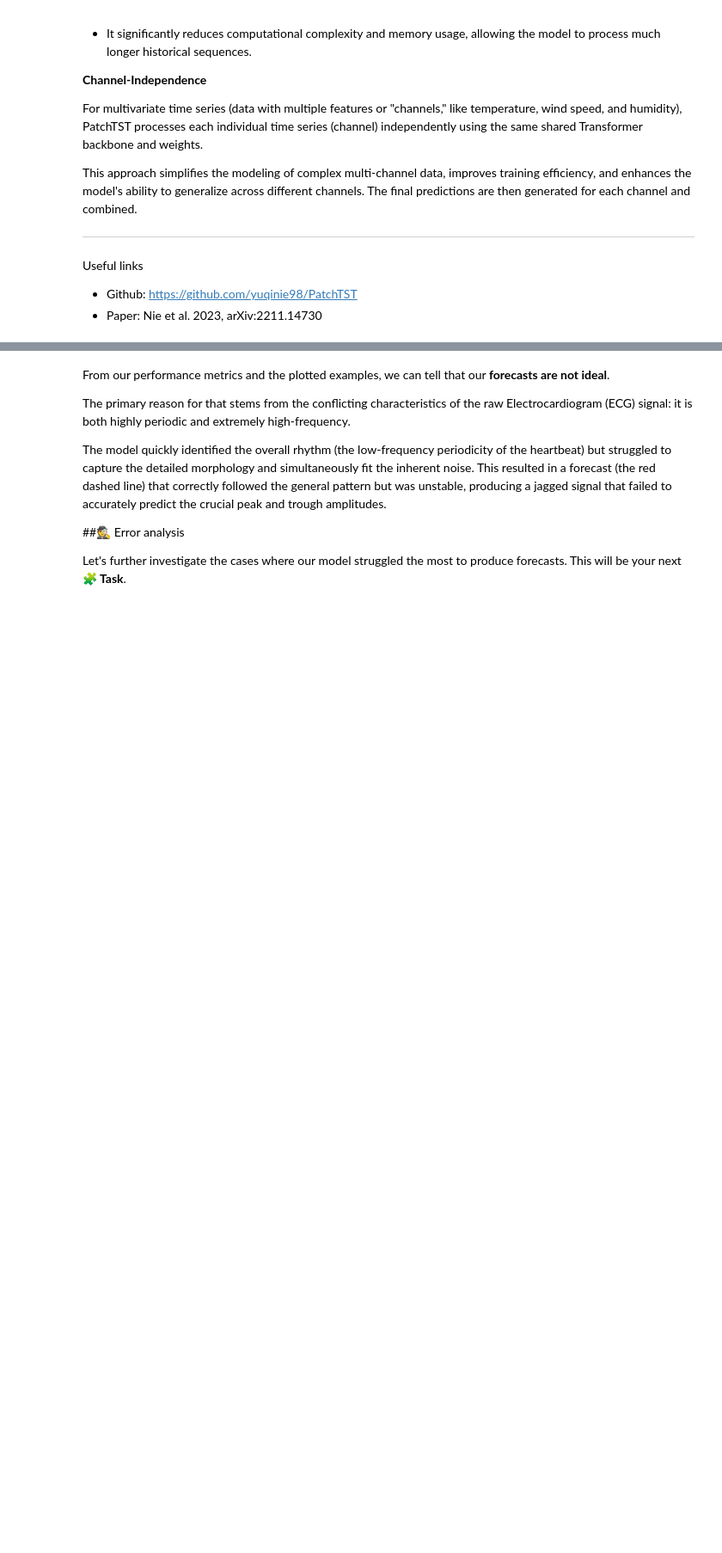
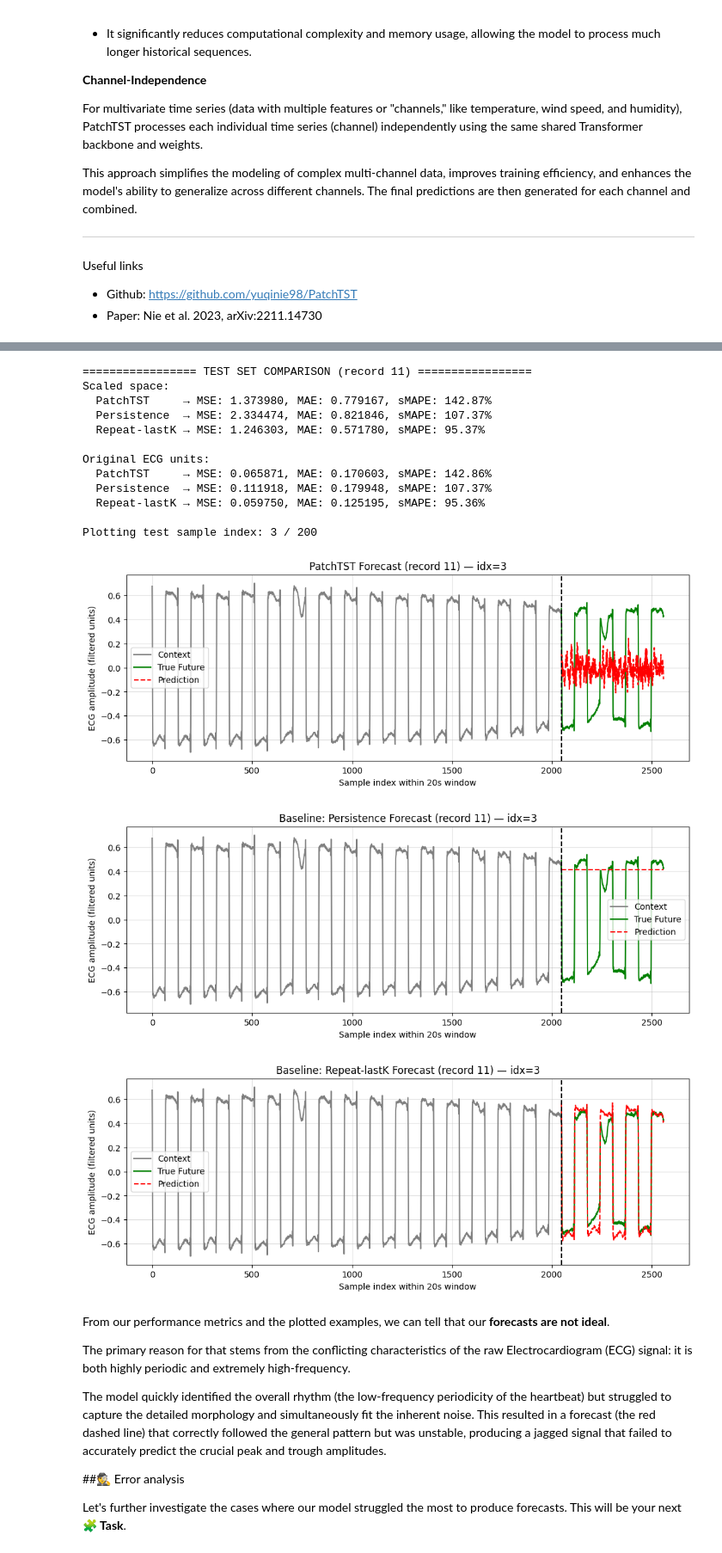
Before and after one commit to dustindobry/AIMA, a Jupyter notebook: week_10_time_series_analysis.ipynb, the cells around one changed output, grey strips where cells are left out. Shown at 86% size. Saved outputs shown, nothing was run; the diff lists cells and outputs as text; code cells hidden in the pictures; blank space fills up the shorter version.

```diff
--- a/week_10_time_series_analysis.ipynb
+++ b/week_10_time_series_analysis.ipynb
@@ -2075,7 +2046,14 @@ def persistence_forecast(X_context_scaled, forecast_len):
     # 2) Repeat it forecast_len times along the time axis
     # Hint: np.repeat or np.tile may be useful
 
-    Y_hat = None
+    X_context_scaled = np.asarray(X_context_scaled)
+
+    # 1) Last value of each context window
+    last_vals = X_context_scaled[:, -1]          # shape (N,)
+
+    # 2) Repeat along forecast horizon
+    Y_hat = np.repeat(last_vals[:, None], forecast_len, axis=1)
+
     return Y_hat
 
 
@@ -2103,12 +2081,22 @@ def repeat_last_k_forecast(X_context_scaled, forecast_len, k=256):
         Shape (N, forecast_len)
     """
     # TODO:
-    # 1) Ensure k does not exceed CONTEXT_SAMPLES
-    # 2) Extract the last k samples from each context window
-    # 3) Repeat / tile them to cover forecast_len samples
-    # 4) Truncate to exactly forecast_len
+    X_context_scaled = np.asarray(X_context_scaled)
 
-    Y_hat = None
+    N, context_len = X_context_scaled.shape
+
+    # 1) Ensure k does not exceed context length
+    k = min(k, context_len)
+
+    # 2) Extract last k samples
+    last_k = X_context_scaled[:, -k:]          # shape (N, k)
+
+    # 3) Repeat to cover forecast_len
+    n_repeats = int(np.ceil(forecast_len / k))
+    repeated = np.tile(last_k, (1, n_repeats)) # shape (N, k * n_repeats)
+
+    # 4) Truncate to exact forecast_len
+    Y_hat = repeated[:, :forecast_len]
     return Y_hat
 
 # ------------------------------
@@ -2183,33 +2171,49 @@ plot_idx = plot_idx % len(X_test_scaled)
 print(f"\nPlotting test sample index: {plot_idx} / {len(X_test_scaled)}")
 
 # Context + True in original units
 context = _inverse_1d(X_test_scaled[plot_idx], scaler)
 true_future = _inverse_1d(Y_test_scaled[plot_idx], scaler)
 
 # PatchTST prediction in original units
 patch_pred = _inverse_1d(y_pred_test[plot_idx], scaler)
 
 # Baseline predictions in original units
 persist_pred = _inverse_1d(Y_base_persist[plot_idx], scaler)
 lastk_pred   = _inverse_1d(Y_base_lastk[plot_idx], scaler)
 
 # --- Plot 1: PatchTST ---
 plot_forecast_single(
     context, true_future, patch_pred,
     title=f"PatchTST Forecast (record 11) — idx={plot_idx}"
 )
 
 # --- Plot 2: Persistence baseline ---
 plot_forecast_single(
     context, true_future, persist_pred,
     title=f"Baseline: Persistence Forecast (record 11) — idx={plot_idx}"
 )
 
 # --- Plot 3: Repeat-lastK baseline ---
 plot_forecast_single(
     context, true_future, lastk_pred,
     title=f"Baseline: Repeat-lastK Forecast (record 11) — idx={plot_idx}"
 )
+# %% [output]
+================= TEST SET COMPARISON (record 11) =================
+Scaled space:
+  PatchTST     → MSE: 1.373980, MAE: 0.779167, sMAPE: 142.87%
+  Persistence  → MSE: 2.334474, MAE: 0.821846, sMAPE: 107.37%
+  Repeat-lastK → MSE: 1.246303, MAE: 0.571780, sMAPE: 95.37%
+
+Original ECG units:
+  PatchTST     → MSE: 0.065871, MAE: 0.170603, sMAPE: 142.86%
+  Persistence  → MSE: 0.111918, MAE: 0.179948, sMAPE: 107.37%
+  Repeat-lastK → MSE: 0.059750, MAE: 0.125195, sMAPE: 95.36%
+
+Plotting test sample index: 3 / 200
+[figure, added]
+[figure, added]
+[figure, added]
 # %% [markdown]
 From our performance metrics and the plotted examples, we can tell that our **forecasts are not ideal**.
 
```
Also changed, not shown: parts of 9 cells of this notebook.
